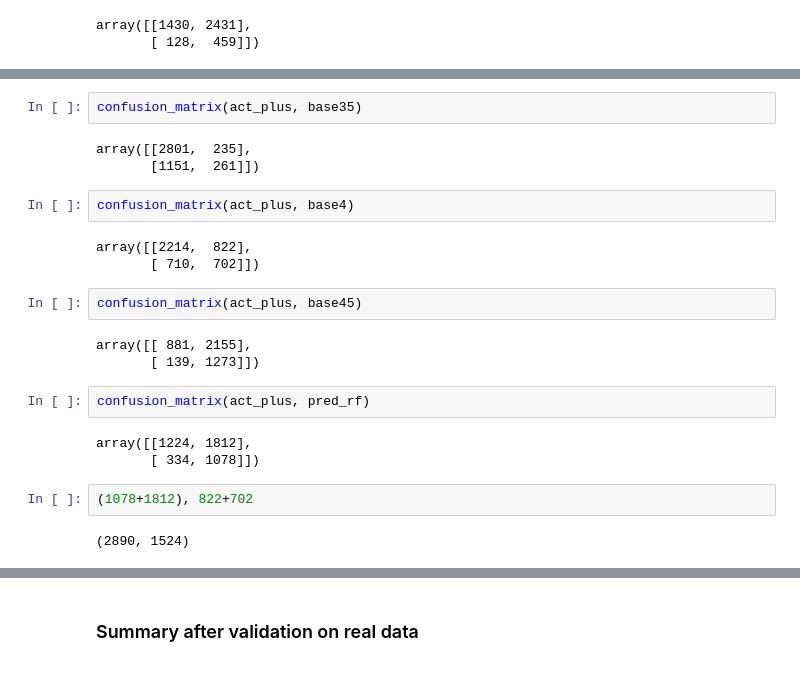
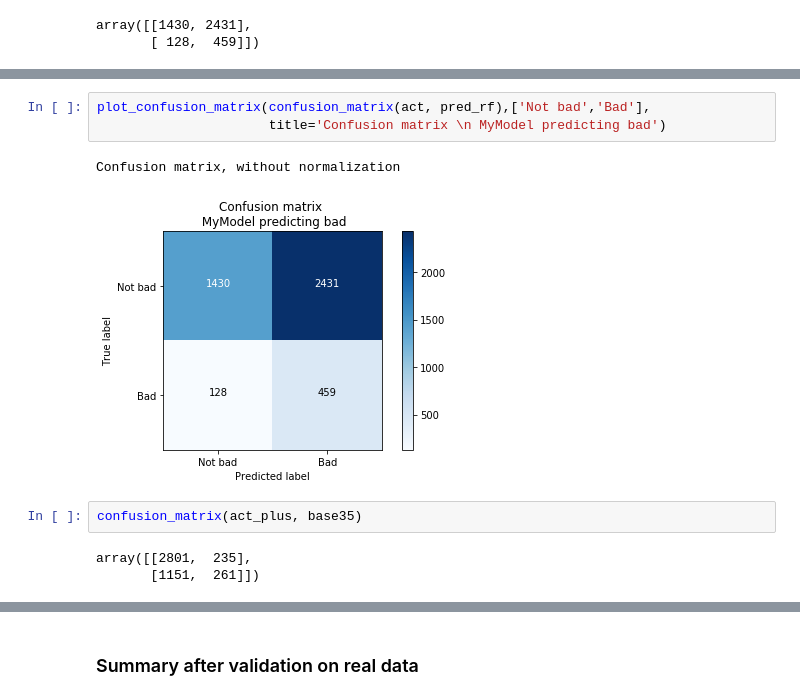
Before and after one commit to Myau5x/anti-recommender, a Jupyter notebook: testing_on_scrap.ipynb, the cells around one changed output, grey strips where cells are left out. Cells and saved outputs as stored; diff of their text form.

```diff
--- a/testing_on_scrap.ipynb
+++ b/testing_on_scrap.ipynb
@@ -354,24 +340,11 @@ array([[1430, 2431],
+# %%
+plot_confusion_matrix(confusion_matrix(act, pred_rf),['Not bad','Bad'],
+                      title='Confusion matrix \n MyModel predicting bad')
+# %% [output]
+Confusion matrix, without normalization
+[figure, added]
 # %%
 confusion_matrix(act_plus, base35)
 # %% [output]
 array([[2801,  235],
        [1151,  261]])
-# %%
-confusion_matrix(act_plus, base4)
-# %% [output]
-array([[2214,  822],
-       [ 710,  702]])
-# %%
-confusion_matrix(act_plus, base45)
-# %% [output]
-array([[ 881, 2155],
-       [ 139, 1273]])
-# %%
-confusion_matrix(act_plus, pred_rf)
-# %% [output]
-array([[1224, 1812],
-       [ 334, 1078]])
-# %%
-(1078+1812), 822+702
-# %% [output]
-(2890, 1524)
```
Also changed, not shown: parts of 31 cells of this notebook, 31 other files.
